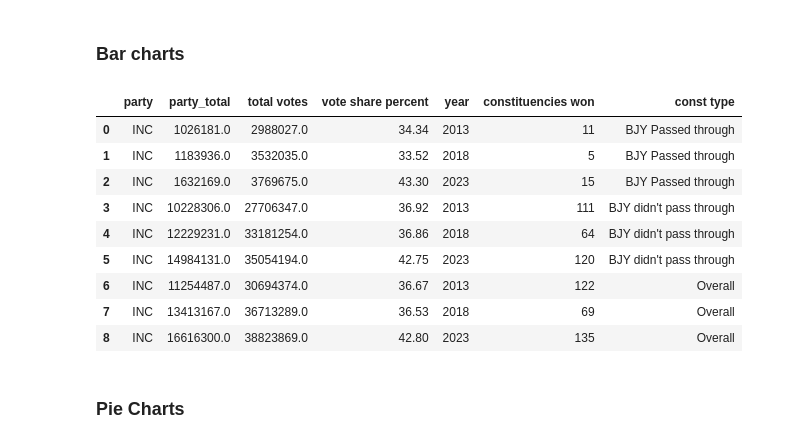
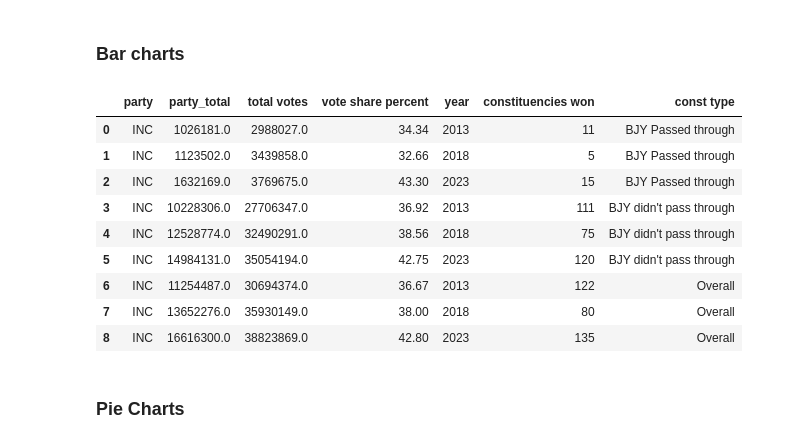
Before and after one commit to joshiaditya0511/karnataka-election-analysis, a Jupyter notebook: Final Data/createplots.ipynb, the cells around one changed output. Saved outputs shown, nothing was run; the diff lists cells and outputs as text; code cells hidden in the pictures.

Commit message:
New features-battleground constituencies and party turnover.And re-classifiation of Eduction using OpenAI gpt-4o-mini Batch API

```diff
--- a/Final Data/createplots.ipynb
+++ b/Final Data/createplots.ipynb
@@ -503,7 +597,7 @@ BJY_const_list = [
 # Map years to their corresponding DataFrames
 years_data = {
     2013: {'candid': candid13, 'const': const13},
-    2018: {'candid': candid18post, 'const': const18post},
+    2018: {'candid': candid18, 'const': const18},
     2023: {'candid': candid23, 'const': const23}
 }
 
@@ -550,40 +644,40 @@ for scenario in scenarios:
         # Count constituencies won per party
         const_wins = const_filtered.groupby('party').size().reset_index(name='constituencies won')
 
         # Keep only 'INC' party
         party_votes_inc = party_votes[party_votes['party'] == 'INC']
         const_wins_inc = const_wins[const_wins['party'] == 'INC']
 
         # Merge party votes and constituencies won
         result = pd.merge(party_votes_inc, const_wins_inc, on='party')
         result['year'] = str(year)
         result['const type'] = const_type
 
         # Rearrange columns
         result = result[['party', 'party_total', 'total votes', 'vote share percent', 'year', 'constituencies won', 'const type']]
 
         # Append to results list
         results.append(result)
 
 # Concatenate all results into a single DataFrame
 df_combined = pd.concat(results, ignore_index=True)
 
 # Convert 'year' and 'const type' to categorical data type if needed
 df_combined['year'] = df_combined['year'].astype('category')
 df_combined['const type'] = df_combined['const type'].astype('category')
 
 # Final DataFrame
 df_combined
 # %% [output]
 |  | party | party_total | total votes | vote share percent | year | constituencies won | const type |
 | 0 | INC | 1026181.0 | 2988027.0 | 34.34 | 2013 | 11 | BJY Passed through |
-| 1 | INC | 1183936.0 | 3532035.0 | 33.52 | 2018 | 5 | BJY Passed through |
+| 1 | INC | 1123502.0 | 3439858.0 | 32.66 | 2018 | 5 | BJY Passed through |
 | 2 | INC | 1632169.0 | 3769675.0 | 43.30 | 2023 | 15 | BJY Passed through |
 | 3 | INC | 10228306.0 | 27706347.0 | 36.92 | 2013 | 111 | BJY didn't pass through |
-| 4 | INC | 12229231.0 | 33181254.0 | 36.86 | 2018 | 64 | BJY didn't pass through |
+| 4 | INC | 12528774.0 | 32490291.0 | 38.56 | 2018 | 75 | BJY didn't pass through |
 | 5 | INC | 14984131.0 | 35054194.0 | 42.75 | 2023 | 120 | BJY didn't pass through |
 | 6 | INC | 11254487.0 | 30694374.0 | 36.67 | 2013 | 122 | Overall |
-| 7 | INC | 13413167.0 | 36713289.0 | 36.53 | 2018 | 69 | Overall |
+| 7 | INC | 13652276.0 | 35930149.0 | 38.00 | 2018 | 80 | Overall |
 | 8 | INC | 16616300.0 | 38823869.0 | 42.80 | 2023 | 135 | Overall |
 # %%
 df = df_combined.copy()
```
Also changed, not shown: parts of 45 cells of this notebook, 44 other files.
